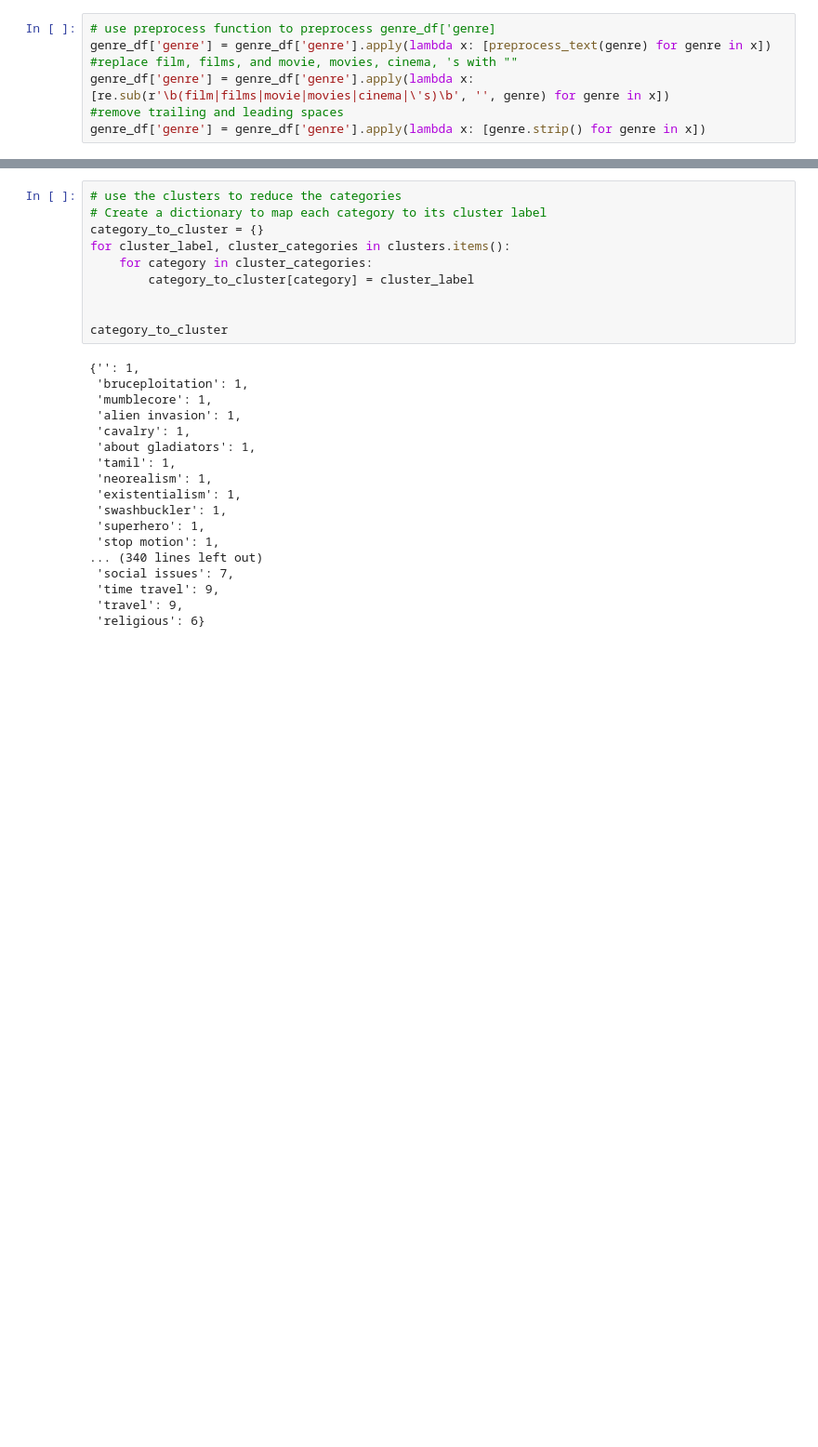
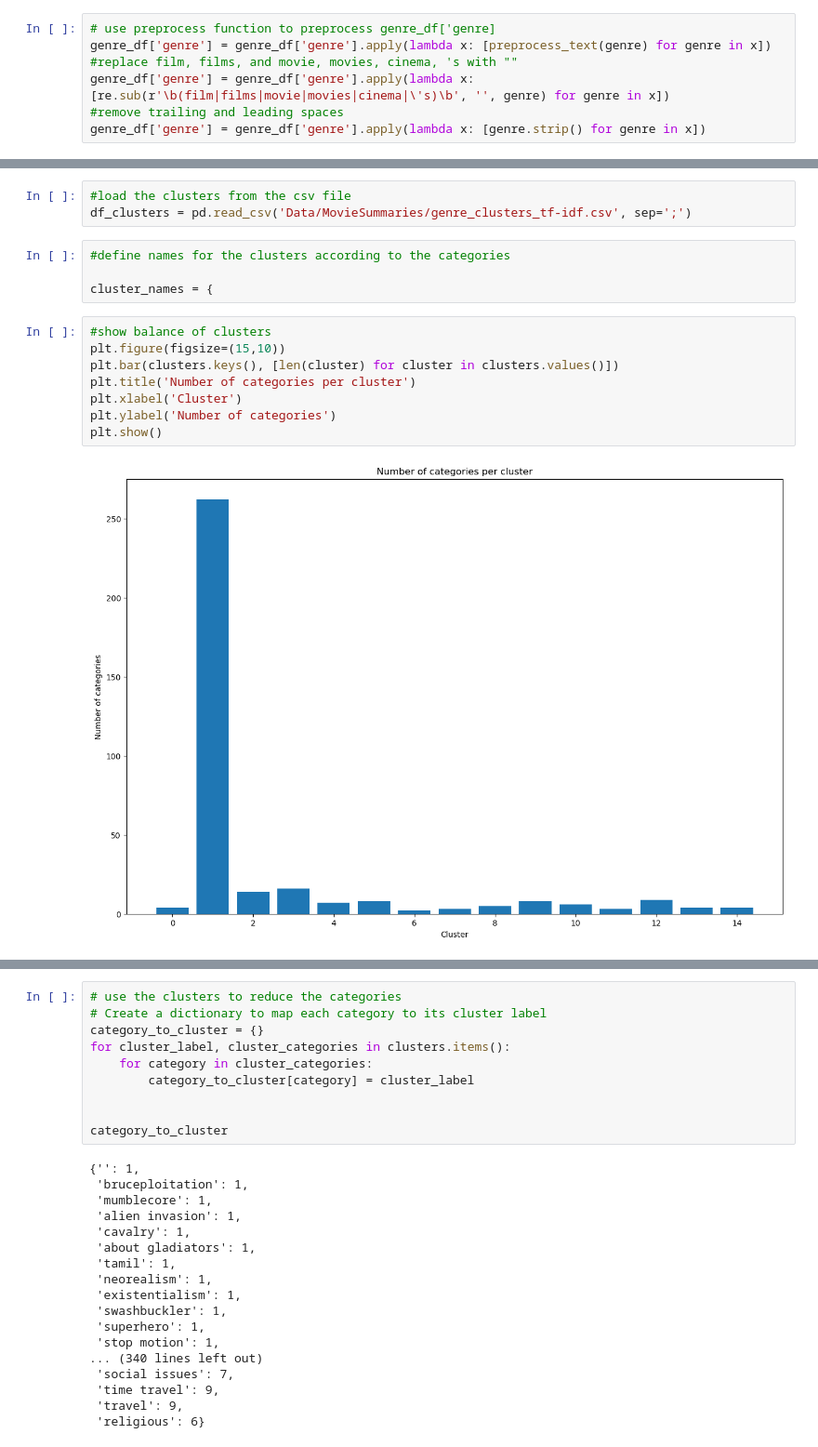
Before and after one commit to MatthiasRemta/NLP_Project, a Jupyter notebook: Cleaning_and_EDA.ipynb, the cells around one changed output, grey strips where cells are left out. Shown at 93% size. Drawn from its saved outputs; the diff is of its cells as text; blank space fills up the shorter version.

```diff
--- a/Cleaning_and_EDA.ipynb
+++ b/Cleaning_and_EDA.ipynb
@@ -410 +511,18 @@ religious
+# %%
+#load the clusters from the csv file
+df_clusters = pd.read_csv('Data/MovieSummaries/genre_clusters_tf-idf.csv', sep=';')
+# %%
+#define names for the clusters according to the categories
+
+cluster_names = {
+# %%
+#show balance of clusters
+plt.figure(figsize=(15,10))
+plt.bar(clusters.keys(), [len(cluster) for cluster in clusters.values()])
+plt.title('Number of categories per cluster')
+plt.xlabel('Cluster')
+plt.ylabel('Number of categories')
+plt.show()
+# %% [output]
+[figure, added]
 # %%
```
Also changed, not shown: parts of 11 cells of this notebook, 3 other files.
